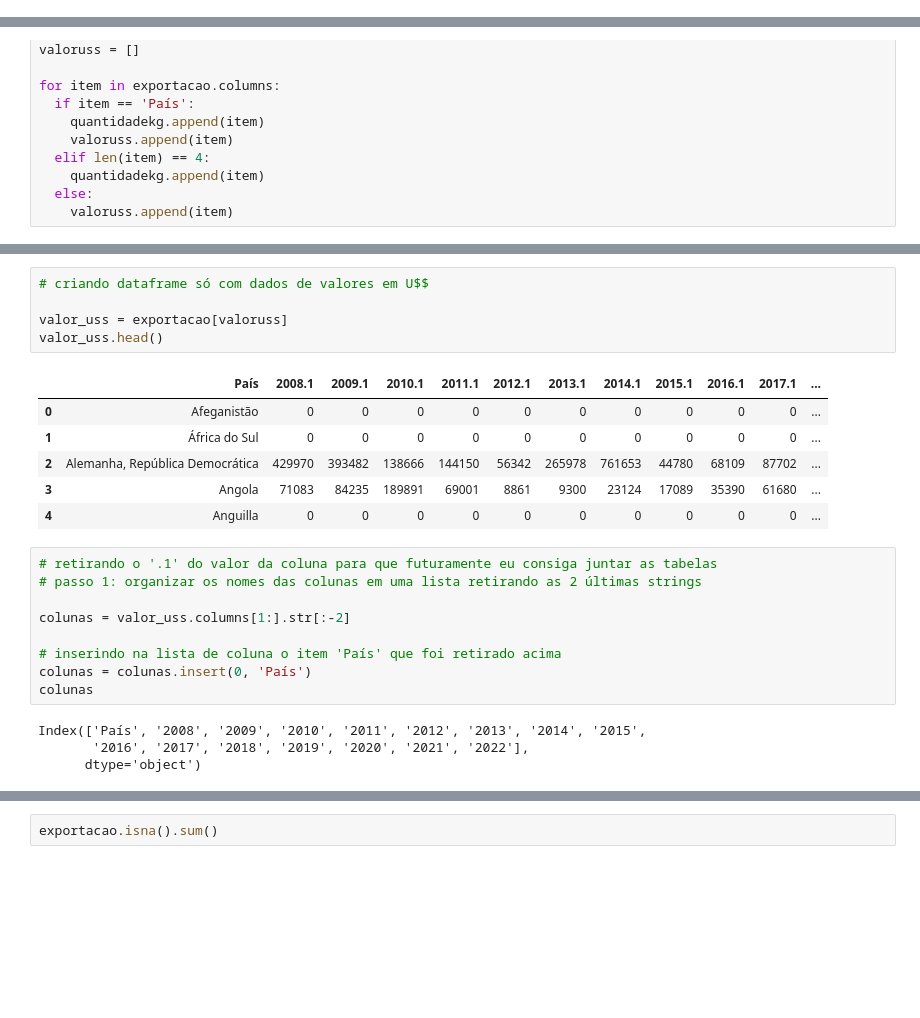
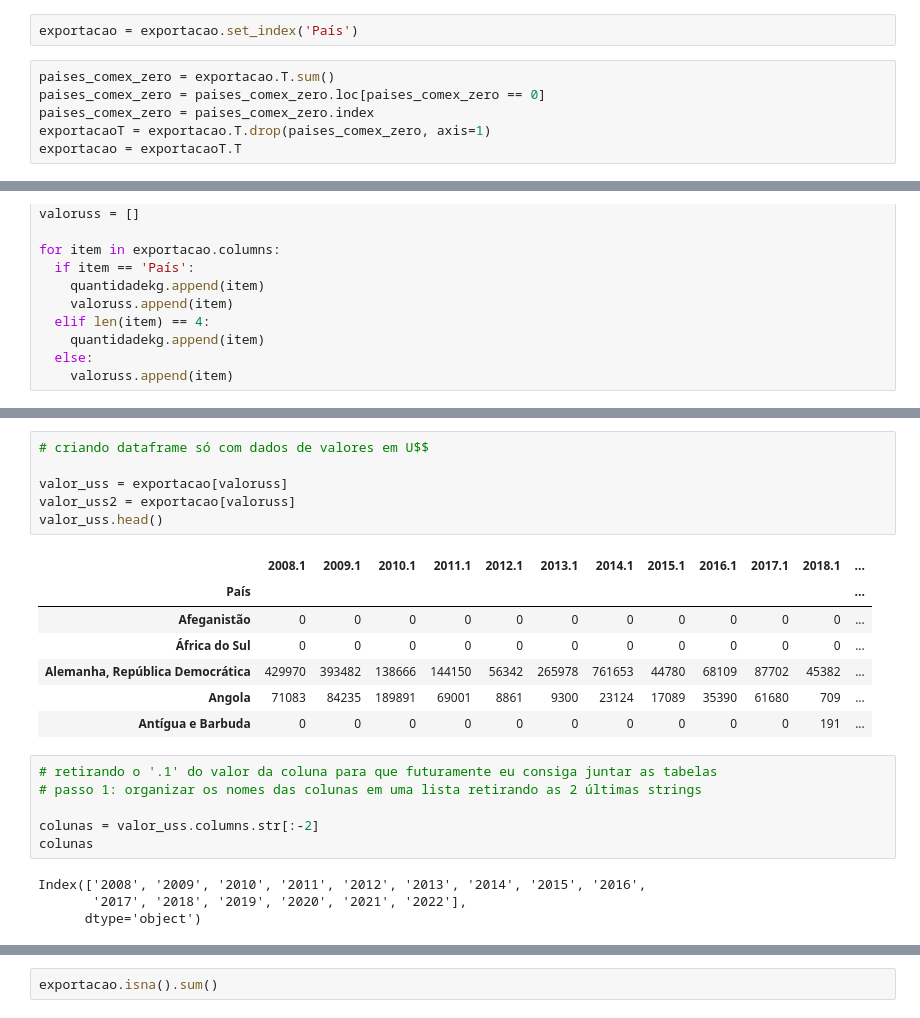
Before and after one commit to arianesannt/notebooks, a Jupyter notebook: atividadeFIAP.ipynb, the cells around one changed output, grey strips where cells are left out. Saved outputs shown, nothing was run; the diff lists cells and outputs as text; blank space fills up the shorter version.

```diff
--- a/atividadeFIAP.ipynb
+++ b/atividadeFIAP.ipynb
@@ -91,3 +82,11 @@ exportacao.head()
 | 3 | Angola | 25721 | 71083 | 54786 | 84235 | 33557 | 189891 | 13889 | 69001 | 2833 | ... | ... |
 | 4 | Anguilla | 0 | 0 | 0 | 0 | 0 | 0 | 0 | 0 | 0 | ... | ... |
 5 rows × 31 columns
+# %%
+exportacao = exportacao.set_index('País')
+# %%
+paises_comex_zero = exportacao.T.sum()
+paises_comex_zero = paises_comex_zero.loc[paises_comex_zero == 0]
+paises_comex_zero = paises_comex_zero.index
+exportacaoT = exportacao.T.drop(paises_comex_zero, axis=1)
+exportacao = exportacaoT.T
@@ -121,27 +166,26 @@ quantidade_kg.head()
 # %%
 # criando dataframe só com dados de valores em U$$
 
 valor_uss = exportacao[valoruss]
+valor_uss2 = exportacao[valoruss]
 valor_uss.head()
 # %% [output]
-|  | País | 2008.1 | 2009.1 | 2010.1 | 2011.1 | 2012.1 | 2013.1 | 2014.1 | 2015.1 | 2016.1 | 2017.1 | ... |
-| 0 | Afeganistão | 0 | 0 | 0 | 0 | 0 | 0 | 0 | 0 | 0 | 0 | ... |
-| 1 | África do Sul | 0 | 0 | 0 | 0 | 0 | 0 | 0 | 0 | 0 | 0 | ... |
-| 2 | Alemanha, República Democrática | 429970 | 393482 | 138666 | 144150 | 56342 | 265978 | 761653 | 44780 | 68109 | 87702 | ... |
-| 3 | Angola | 71083 | 84235 | 189891 | 69001 | 8861 | 9300 | 23124 | 17089 | 35390 | 61680 | ... |
-| 4 | Anguilla | 0 | 0 | 0 | 0 | 0 | 0 | 0 | 0 | 0 | 0 | ... |
+|  | 2008.1 | 2009.1 | 2010.1 | 2011.1 | 2012.1 | 2013.1 | 2014.1 | 2015.1 | 2016.1 | 2017.1 | 2018.1 | ... |
+| País |  |  |  |  |  |  |  |  |  |  |  | ... |
+| Afeganistão | 0 | 0 | 0 | 0 | 0 | 0 | 0 | 0 | 0 | 0 | 0 | ... |
+| África do Sul | 0 | 0 | 0 | 0 | 0 | 0 | 0 | 0 | 0 | 0 | 0 | ... |
+| Alemanha, República Democrática | 429970 | 393482 | 138666 | 144150 | 56342 | 265978 | 761653 | 44780 | 68109 | 87702 | 45382 | ... |
+| Angola | 71083 | 84235 | 189891 | 69001 | 8861 | 9300 | 23124 | 17089 | 35390 | 61680 | 709 | ... |
+| Antígua e Barbuda | 0 | 0 | 0 | 0 | 0 | 0 | 0 | 0 | 0 | 0 | 191 | ... |
 # %%
 # retirando o '.1' do valor da coluna para que futuramente eu consiga juntar as tabelas
 # passo 1: organizar os nomes das colunas em uma lista retirando as 2 últimas strings
 
-colunas = valor_uss.columns[1:].str[:-2]
-
-# inserindo na lista de coluna o item 'País' que foi retirado acima
-colunas = colunas.insert(0, 'País')
+colunas = valor_uss.columns.str[:-2]
 colunas
 # %% [output]
-Index(['País', '2008', '2009', '2010', '2011', '2012', '2013', '2014', '2015',
-       '2016', '2017', '2018', '2019', '2020', '2021', '2022'],
+Index(['2008', '2009', '2010', '2011', '2012', '2013', '2014', '2015', '2016',
+       '2017', '2018', '2019', '2020', '2021', '2022'],
       dtype='object')
 # %%
 # passo 2: atualizar o nome das colunas do dataframe com a lista de nomes atualizadas ('colunas')
```
Also changed, not shown: parts of 17 cells of this notebook.
